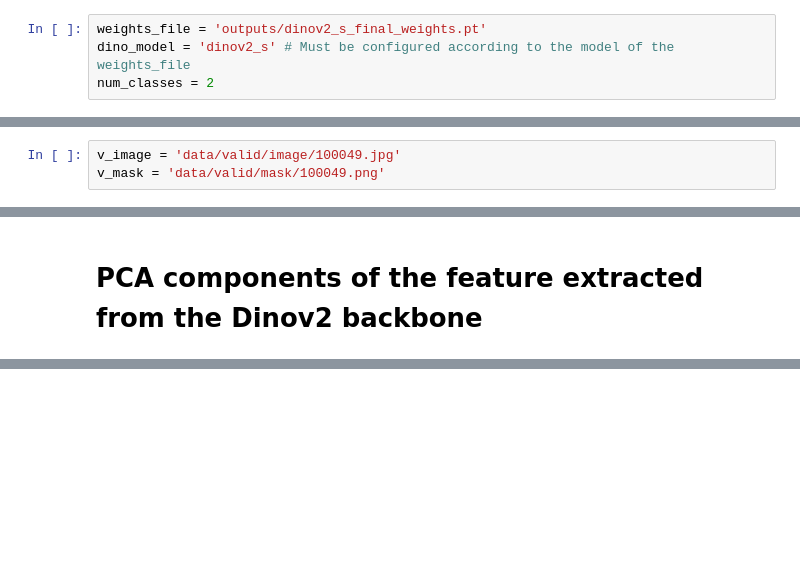
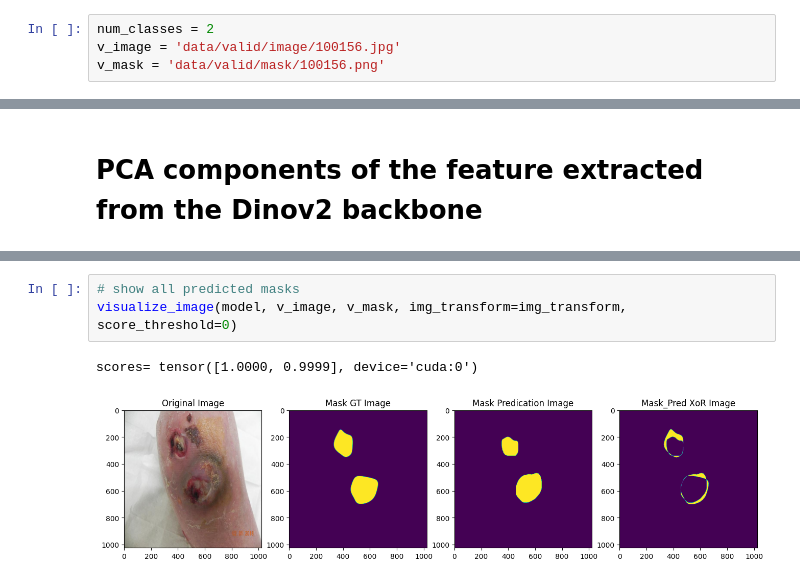
Before and after one commit to seihyoung/dfuc2024, a Jupyter notebook: visualize.ipynb, the cells around one changed output, grey strips where cells are left out. Saved outputs shown, nothing was run; the diff lists cells and outputs as text; blank space fills up the shorter version.

```diff
--- a/visualize.ipynb
+++ b/visualize.ipynb
@@ -19,6 +19,6 @@ from sklearn.preprocessing import minmax_scale
 # %% [markdown]
 # Set parameters
 # %%
-weights_file = 'outputs/dinov2_s_final_weights.pt'
-dino_model = 'dinov2_s' # Must be configured according to the model of the weights_file
 num_classes = 2
+v_image = 'data/valid/image/100156.jpg'
+v_mask = 'data/valid/mask/100156.png'
@@ -48,3 +34,0 @@ img_transform = transforms.Compose([
-# %%
-v_image = 'data/valid/image/100049.jpg'
-v_mask = 'data/valid/mask/100049.png'
@@ -86,0 +72,6 @@ n_comp= 2
+# %%
+# show all predicted masks
+visualize_image(model, v_image, v_mask, img_transform=img_transform, score_threshold=0)
+# %% [output]
+scores= tensor([1.0000, 0.9999], device='cuda:0')
+[figure, new version]
```
Also changed, not shown: parts of 10 cells of this notebook.
